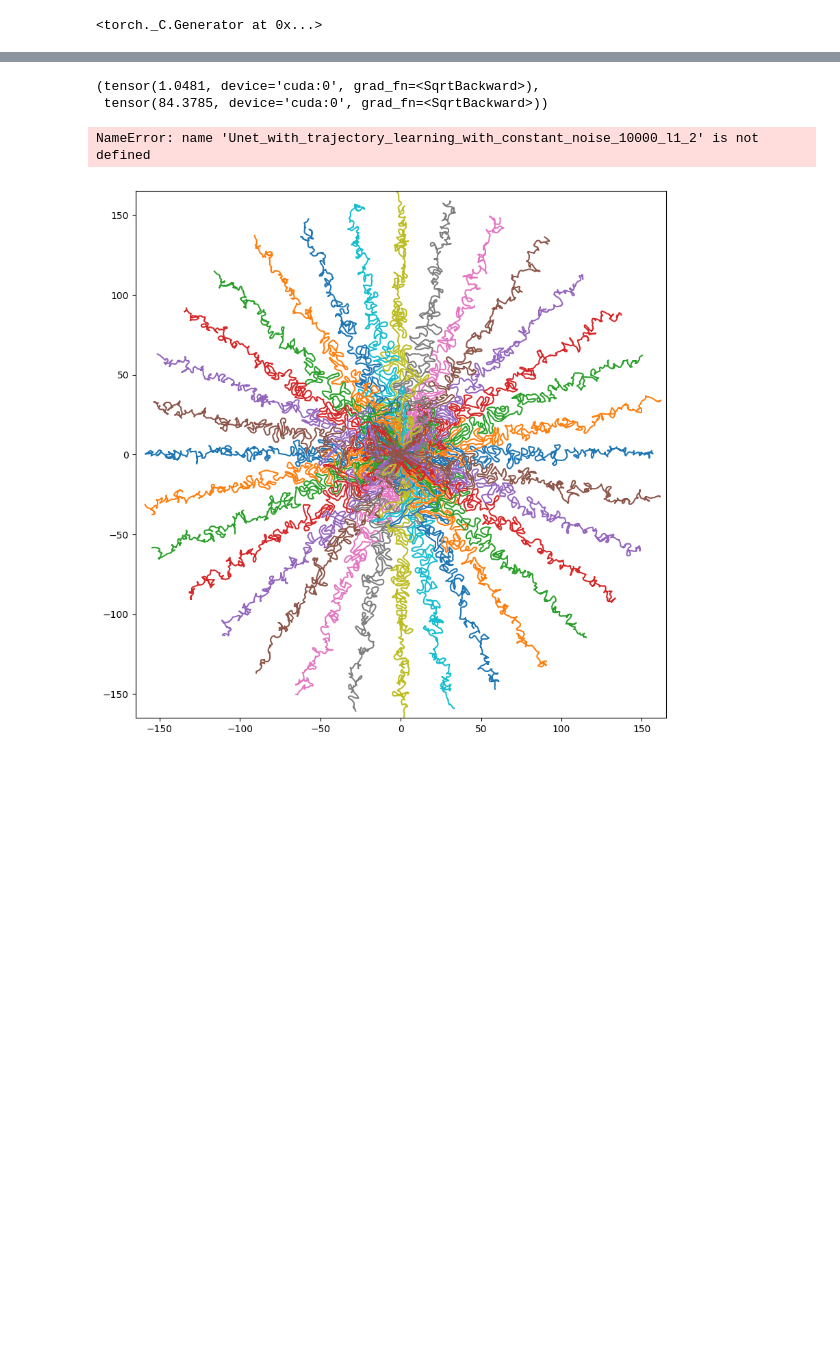
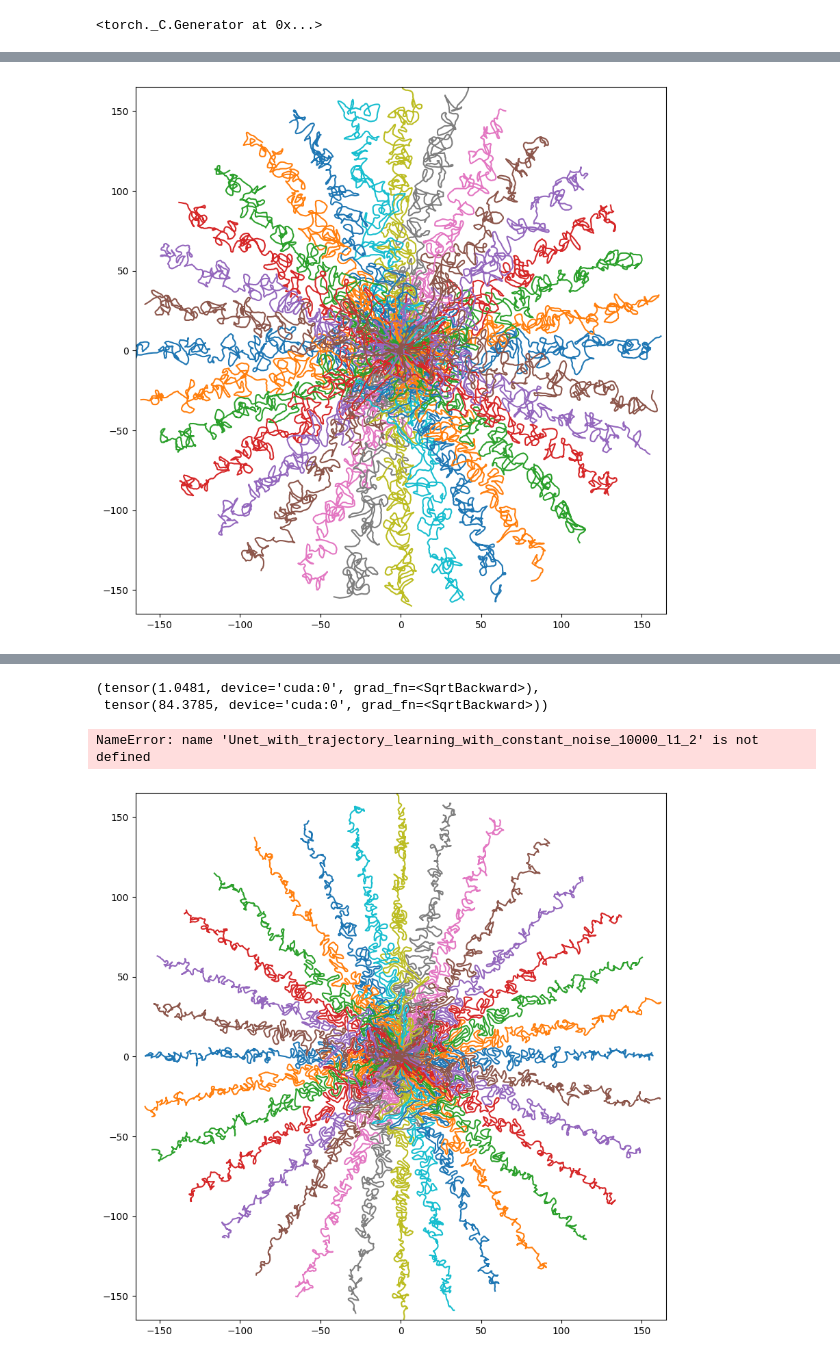
Before and after one commit to mohammedwttd/On-The-Role-of-K-Space-Acquisition-in-MRI-Reconstruction-Domain-Generalization, a Jupyter notebook: AttackingNotebook.ipynb, the cells around one changed output, grey strips where cells are left out. Saved outputs shown, nothing was run; the diff lists cells and outputs as text; code cells hidden in the pictures; blank space fills up the shorter version.

```diff
--- a/AttackingNotebook.ipynb
+++ b/AttackingNotebook.ipynb
@@ -225,0 +286,4 @@ reconstructing : Unet
+# %%
+_, Unet_with_trajectory_learning, _, args_Unet_with_trajectory_learning = load_model(checkpoint_files["Unet_with_trajectory_learning"])
+_, Unet_with_trajectory_learning_with_PGD_Train_3norm, _, args_Unet_with_trajectory_learning_with_constant_noise_10000_l1_5 = load_model(checkpoint_files["Unet_with_trajectory_learning_with_PGD_Train_3norm"])
+args = args_Unet_with_trajectory_learning
@@ -253,0 +327,4 @@ show_trajectory(Unet_with_trajectory_learning)
+# %%
+show_trajectory(Unet_with_trajectory_learning_with_PGD_Train_3norm)
+# %% [output]
+[figure, added]
```
Also changed, not shown: parts of 21 cells of this notebook, 5 other files.
